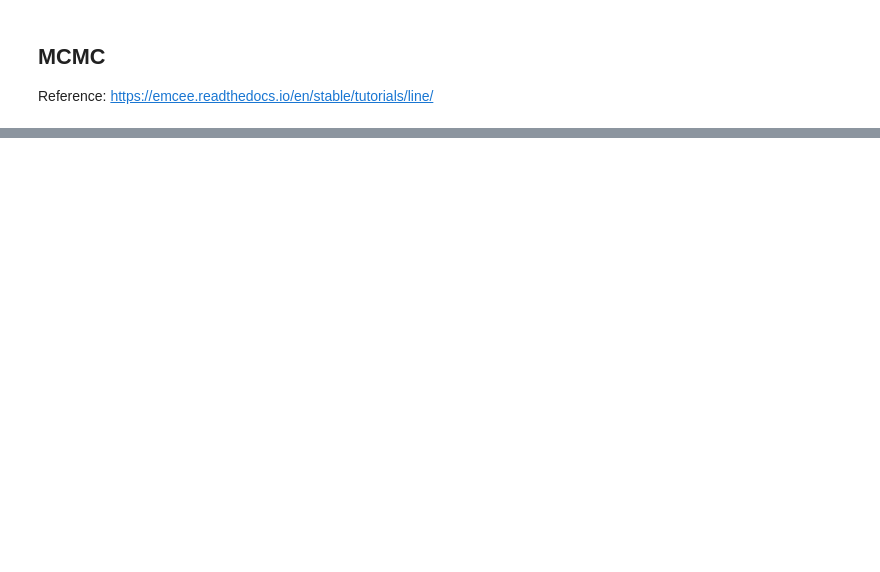
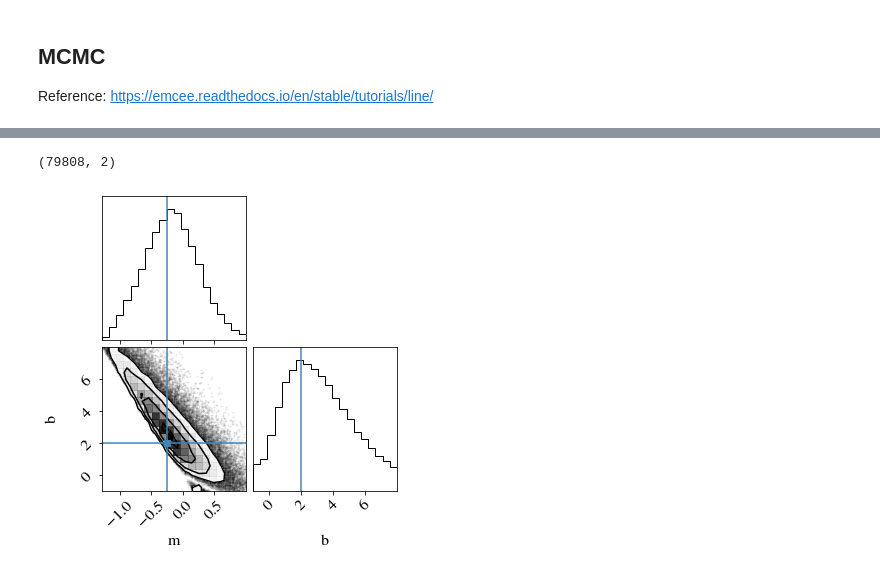
Before and after one commit to darbymccauley/Leuschner_FRB_Detection, a Jupyter notebook: rates_vs_fluence.ipynb, the cells around one changed output, grey strips where cells are left out. Saved outputs shown, nothing was run; the diff lists cells and outputs as text; code cells hidden in the pictures; blank space fills up the shorter version.

```diff
--- a/rates_vs_fluence.ipynb
+++ b/rates_vs_fluence.ipynb
@@ -621,0 +655,5 @@ axes[-1].set_xlabel('step number');
+# %%
+flat_samples = sampler.get_chain(discard=120, thin=20, flat=True)
+print(flat_samples.shape)
+# %% [output]
+(79808, 2)
@@ -621,0 +662,6 @@ axes[-1].set_xlabel('step number');
+# %%
+fig = corner.corner(flat_samples, labels=labels, truths=initial)
+
+corner.corner?
+# %% [output]
+[figure, added]
```
Also changed, not shown: parts of 31 cells of this notebook, 1 other file.
